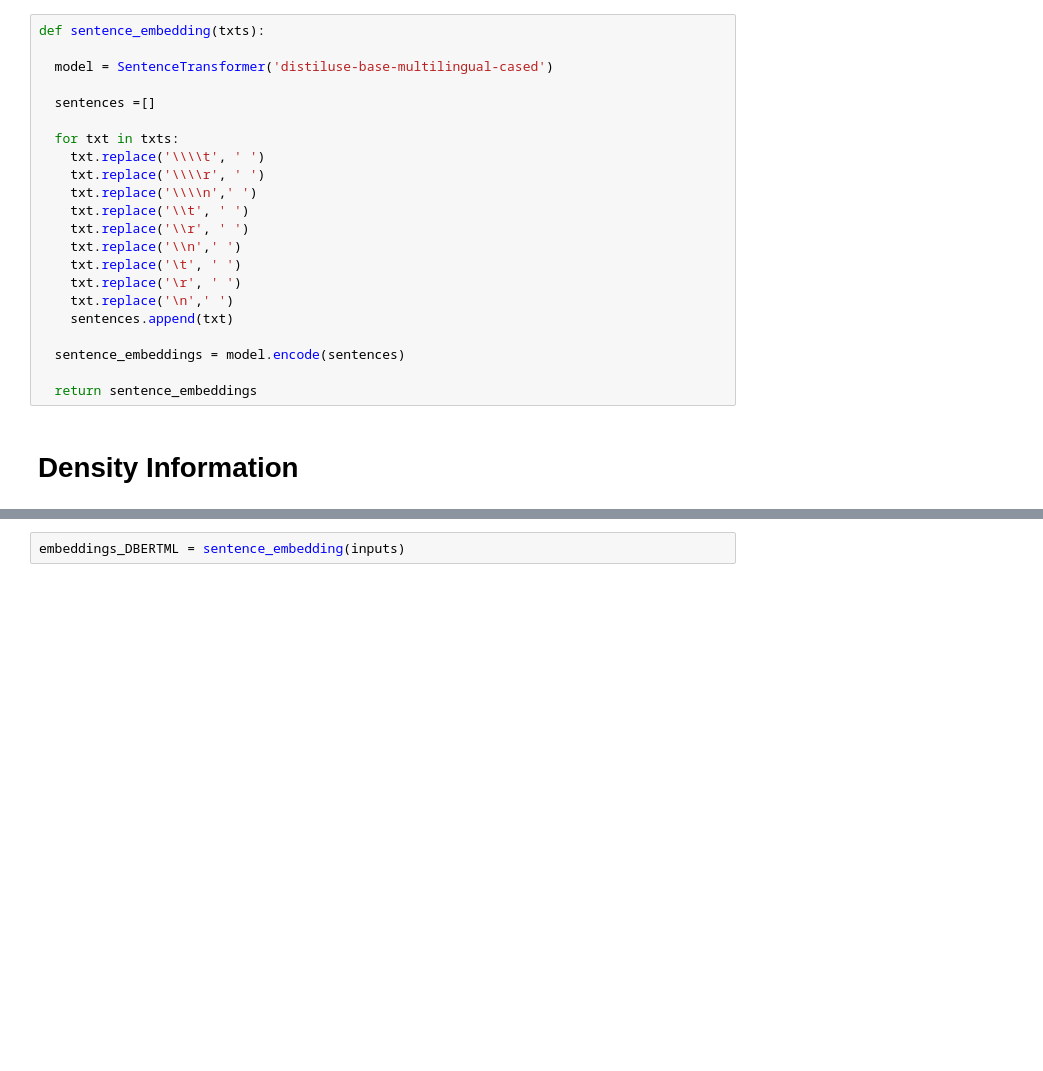
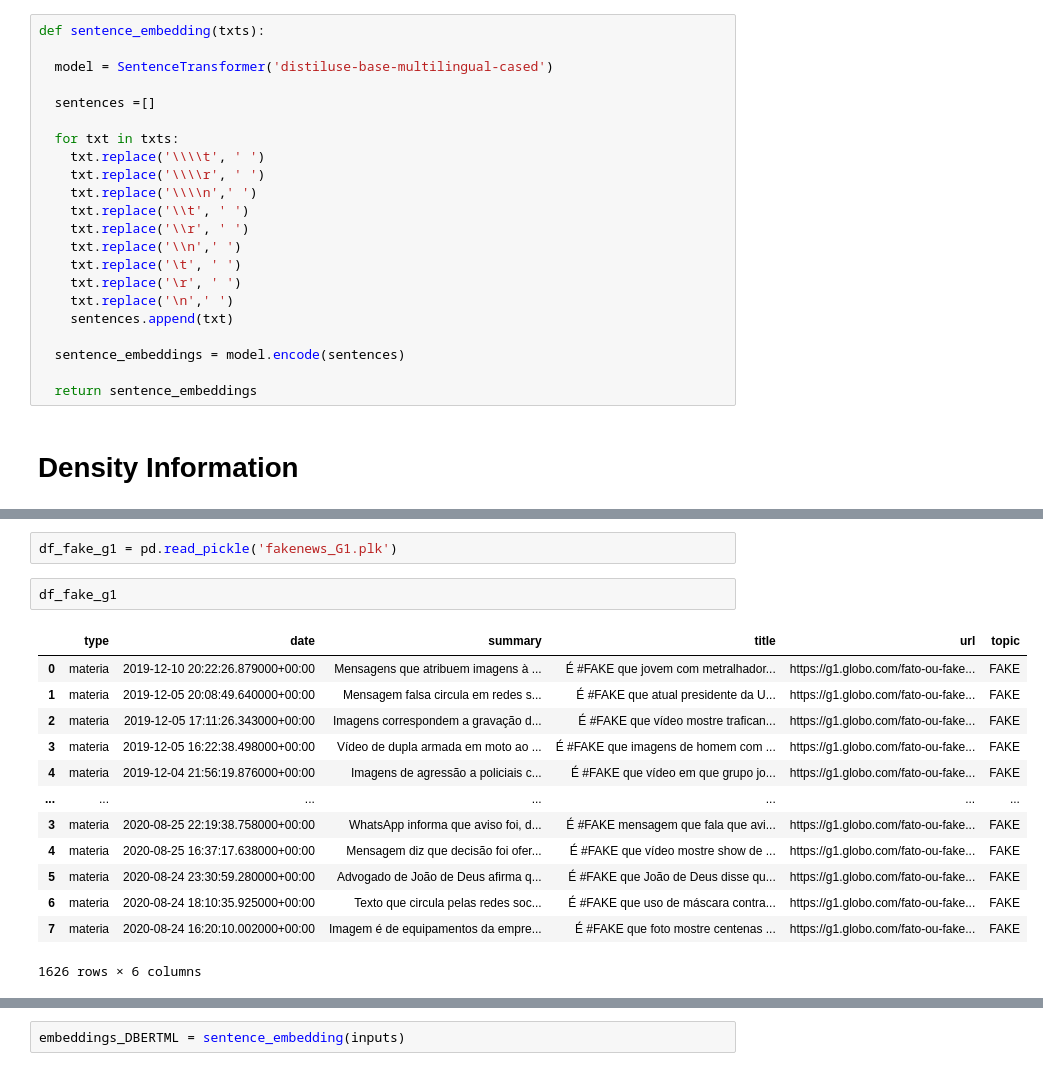
Before and after one commit to GoloMarcos/MVAEs-FakeNews, a Jupyter notebook: DEMO_MVAE_FakeNews.ipynb, the cells around one changed output, grey strips where cells are left out. Saved outputs shown, nothing was run; the diff lists cells and outputs as text; blank space fills up the shorter version.

```diff
--- a/DEMO_MVAE_FakeNews.ipynb
+++ b/DEMO_MVAE_FakeNews.ipynb
@@ -132,0 +217,18 @@ inputs = [
+# %%
+df_fake_g1 = pd.read_pickle('fakenews_G1.plk')
+# %%
+df_fake_g1
+# %% [output]
+|  | type | date | summary | title | url | topic |
+| 0 | materia | 2019-12-10 20:22:26.879000+00:00 | Mensagens que atribuem imagens à ... | É #FAKE que jovem com metralhador... | https://g1.globo.com/fato-ou-fake... | FAKE |
+| 1 | materia | 2019-12-05 20:08:49.640000+00:00 | Mensagem falsa circula em redes s... | É #FAKE que atual presidente da U... | https://g1.globo.com/fato-ou-fake... | FAKE |
+| 2 | materia | 2019-12-05 17:11:26.343000+00:00 | Imagens correspondem a gravação d... | É #FAKE que vídeo mostre trafican... | https://g1.globo.com/fato-ou-fake... | FAKE |
+| 3 | materia | 2019-12-05 16:22:38.498000+00:00 | Vídeo de dupla armada em moto ao ... | É #FAKE que imagens de homem com ... | https://g1.globo.com/fato-ou-fake... | FAKE |
+| 4 | materia | 2019-12-04 21:56:19.876000+00:00 | Imagens de agressão a policiais c... | É #FAKE que vídeo em que grupo jo... | https://g1.globo.com/fato-ou-fake... | FAKE |
+| ... | ... | ... | ... | ... | ... | ... |
+| 3 | materia | 2020-08-25 22:19:38.758000+00:00 | WhatsApp informa que aviso foi, d... | É #FAKE mensagem que fala que avi... | https://g1.globo.com/fato-ou-fake... | FAKE |
+| 4 | materia | 2020-08-25 16:37:17.638000+00:00 | Mensagem diz que decisão foi ofer... | É #FAKE que vídeo mostre show de ... | https://g1.globo.com/fato-ou-fake... | FAKE |
+| 5 | materia | 2020-08-24 23:30:59.280000+00:00 | Advogado de João de Deus afirma q... | É #FAKE que João de Deus disse qu... | https://g1.globo.com/fato-ou-fake... | FAKE |
+| 6 | materia | 2020-08-24 18:10:35.925000+00:00 | Texto que circula pelas redes soc... | É #FAKE que uso de máscara contra... | https://g1.globo.com/fato-ou-fake... | FAKE |
+| 7 | materia | 2020-08-24 16:20:10.002000+00:00 | Imagem é de equipamentos da empre... | É #FAKE que foto mostre centenas ... | https://g1.globo.com/fato-ou-fake... | FAKE |
+1626 rows × 6 columns
```
Also changed, not shown: parts of 34 cells of this notebook.
